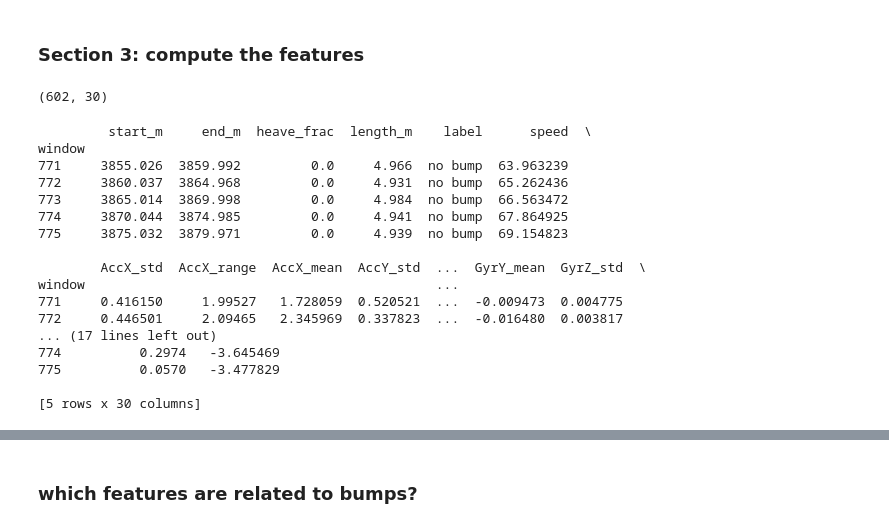
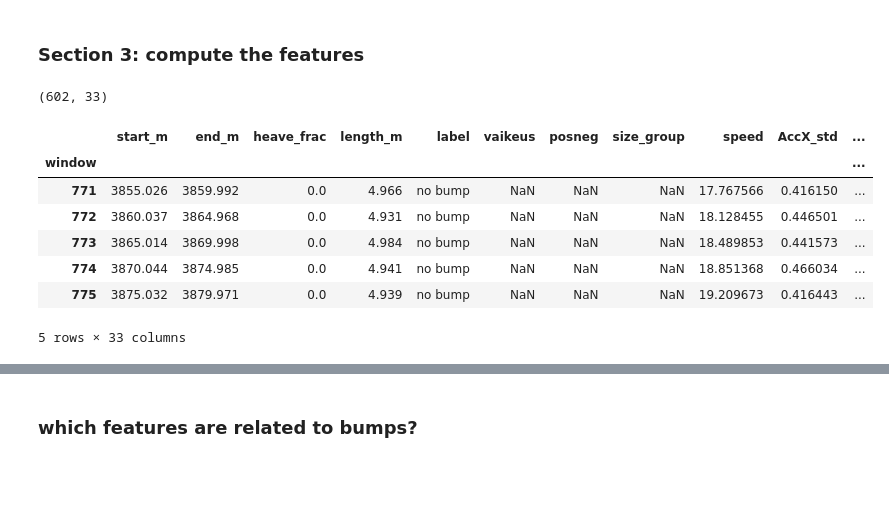
Before and after one commit to kallejjj/SemesterProjectFall2026, a Jupyter notebook: Kalle/04_features.ipynb, the cells around one changed output, grey strips where cells are left out. Drawn from its saved outputs; the diff is of its cells as text; code cells hidden in the pictures; blank space fills up the shorter version.

```diff
--- a/Kalle/04_features.ipynb
+++ b/Kalle/04_features.ipynb
@@ -42,10 +22,10 @@ df
 
 WINDOW_M = 5
 
-df["window"] = (df["Loc(m)"] // WINDOW_M).astype(int)
+d["window"] = (d["Loc(m)"] // WINDOW_M).astype(int)
 
-print("Number of windows:", df["window"].nunique())
-print(df.groupby("window").size().describe())
+print("Number of windows:", d["window"].nunique())
+print(d.groupby("window").size().describe())
 # %% [output]
 Number of windows: 604
 count    604.000000
@@ -62,14 +42,14 @@ dtype: float64
 # %%
 # mark the frost-heave rows
 
-# df["is_heave"] = df[f"Frostbumps"]
+d["is_heave"] = d["muu"].isin([1, 2])
 # %%
 # summarize each window in one row
 
-windows = df.groupby("window").agg(
+windows = d.groupby("window").agg(
     start_m=("Loc(m)", "min"),
     end_m=("Loc(m)", "max"),
-    heave_frac=("Frostbumps", "mean"),
+    heave_frac=("is_heave", "mean"),
 )
 windows["length_m"] = windows["end_m"] - windows["start_m"]
 
@@ -118,16 +98,14 @@ def size_group(v):
         return "large"
     return None
 
-heave_rows = df["Frostbumps"]
+heave_rows = d[d["is_heave"]]
 # get the most common values for each window
-
-# windows["vaikeus"] = heave_rows.groupby("window")["vaikeus"].agg(lambda s: s.mode()[0])
-# windows["posneg"] = heave_rows.groupby("window")["posneg"].agg(lambda s: s.mode()[0])
-
+windows["vaikeus"] = heave_rows.groupby("window")["vaikeus"].agg(lambda s: s.mode()[0])
+windows["posneg"] = heave_rows.groupby("window")["posneg"].agg(lambda s: s.mode()[0])
 # assign size groups
-#windows["size_group"] = windows["vaikeus"].apply(size_group)
+windows["size_group"] = windows["vaikeus"].apply(size_group)
 
 # size and up/down only make sense for bump windows
-#windows.loc[windows["label"] != "bump", ["vaikeus", "posneg", "size_group"]] = None
+windows.loc[windows["label"] != "bump", ["vaikeus", "posneg", "size_group"]] = None
 
-#print(windows.loc[windows["label"] == "bump", "size_group"].value_counts())
+print(windows.loc[windows["label"] == "bump", "size_group"].value_counts())
@@ -138,40 +122,31 @@ heave_rows = df["Frostbumps"]
 # %%
 SENSORS = ["AccX", "AccY", "AccZ", "GyrX", "GyrY", "GyrZ", "Roll(deg)", "Pitch(deg)"]
 
 def window_features(g):
-    feats = {"speed": g["Speed_kmh"].mean()}
+    feats = {"speed": g["Speed (m/s)"].mean()}
     for col in SENSORS:
         x = g[col]
         name = col.split("(")[0]                  # "Pitch(deg)" → "Pitch"
         feats[f"{name}_std"] = x.std()
         feats[f"{name}_range"] = x.max() - x.min()
         feats[f"{name}_mean"] = x.mean()
     return pd.Series(feats)
 
-features = df.groupby("window")[SENSORS + ["Speed_kmh"]].apply(window_features)
+features = d.groupby("window")[SENSORS + ["Speed (m/s)"]].apply(window_features)
 windows = windows.join(features)
 
 print(windows.shape)
 windows.head()
 # %% [output]
-(602, 30)
+(602, 33)
+|  | start_m | end_m | heave_frac | length_m | label | vaikeus | posneg | size_group | speed | AccX_std | ... |
+| window |  |  |  |  |  |  |  |  |  |  | ... |
+| 771 | 3855.026 | 3859.992 | 0.0 | 4.966 | no bump | NaN | NaN | NaN | 17.767566 | 0.416150 | ... |
+| 772 | 3860.037 | 3864.968 | 0.0 | 4.931 | no bump | NaN | NaN | NaN | 18.128455 | 0.446501 | ... |
+| 773 | 3865.014 | 3869.998 | 0.0 | 4.984 | no bump | NaN | NaN | NaN | 18.489853 | 0.441573 | ... |
+| 774 | 3870.044 | 3874.985 | 0.0 | 4.941 | no bump | NaN | NaN | NaN | 18.851368 | 0.466034 | ... |
+| 775 | 3875.032 | 3879.971 | 0.0 | 4.939 | no bump | NaN | NaN | NaN | 19.209673 | 0.416443 | ... |
-         start_m     end_m  heave_frac  length_m    label      speed  \
-window
-771     3855.026  3859.992         0.0     4.966  no bump  63.963239
-772     3860.037  3864.968         0.0     4.931  no bump  65.262436
-773     3865.014  3869.998         0.0     4.984  no bump  66.563472
-774     3870.044  3874.985         0.0     4.941  no bump  67.864925
-775     3875.032  3879.971         0.0     4.939  no bump  69.154823
-
-        AccX_std  AccX_range  AccX_mean  AccY_std  ...  GyrY_mean  GyrZ_std  \
-window                                             ...
-771     0.416150     1.99527   1.728059  0.520521  ...  -0.009473  0.004775
-772     0.446501     2.09465   2.345969  0.337823  ...  -0.016480  0.003817
-... (17 lines left out)
-774          0.2974   -3.645469
-775          0.0570   -3.477829
-
-[5 rows x 30 columns]
+5 rows × 33 columns
 # %%
 # Let's check if the features actually behave like we expect.
 check_cols = ["GyrY_std", "Pitch_std", "AccZ_std", "speed"]
```
Also changed, not shown: parts of 6 cells of this notebook, 19 other files.
